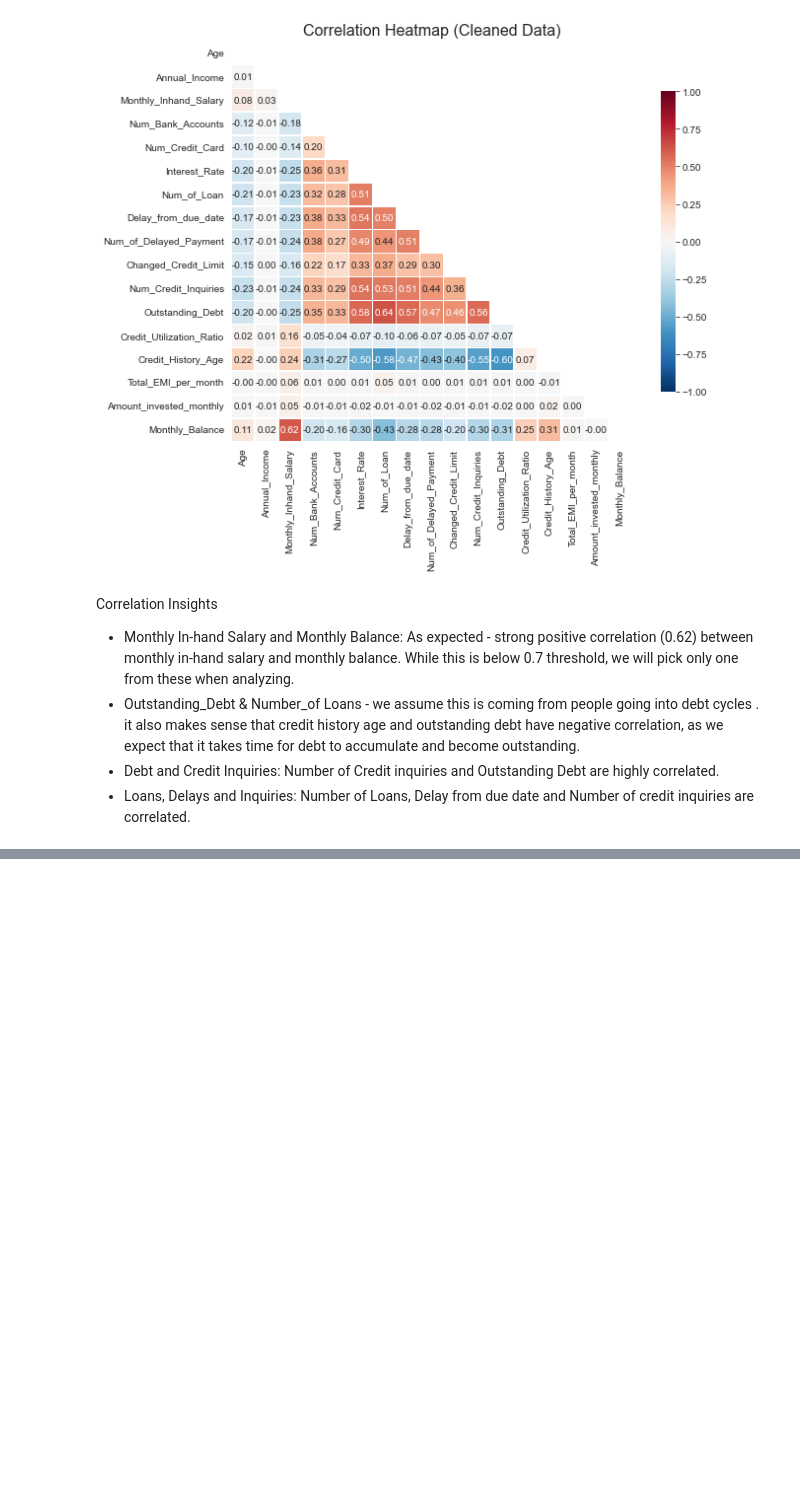
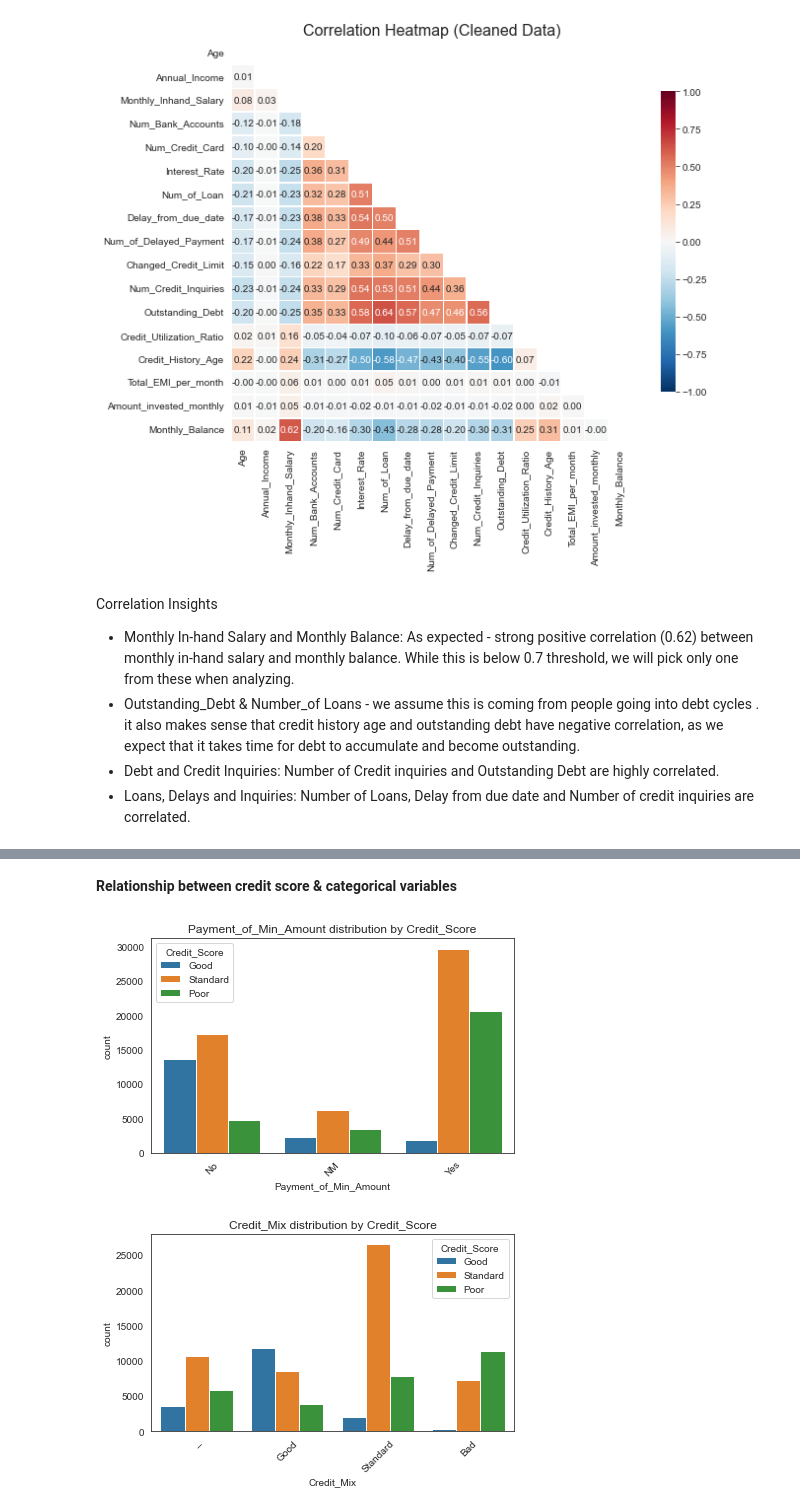
Before and after one commit to Yashsethi24/Credit_Score_Prediction, a Jupyter notebook: Notebooks/EDA_Credit_score_classification.ipynb, the cells around one changed output, grey strips where cells are left out. Cells and saved outputs as stored; diff of their text form; code cells hidden in the pictures; blank space fills up the shorter version.

```diff
--- a/Notebooks/EDA_Credit_score_classification.ipynb
+++ b/Notebooks/EDA_Credit_score_classification.ipynb
@@ -1240,0 +1280,19 @@ Correlation Insights
+# %% [markdown]
+**Relationship between credit score & categorical variables**
+# %%
+categorical_cols = [
+    "Payment_of_Min_Amount",
+    "Credit_Mix",
+    # ... any other categorical columns you have
+]
+
+for col in categorical_cols:
+    plt.figure(figsize=(6,4))
+    sns.countplot(x=col, hue="Credit_Score", data=df)
+    plt.title(f"{col} distribution by Credit_Score")
+    plt.xticks(rotation=45)
+    plt.tight_layout()
+    plt.show()
+# %% [output]
+[figure, added]
+[figure, added]
```
Also changed, not shown: parts of 4 cells of this notebook.
